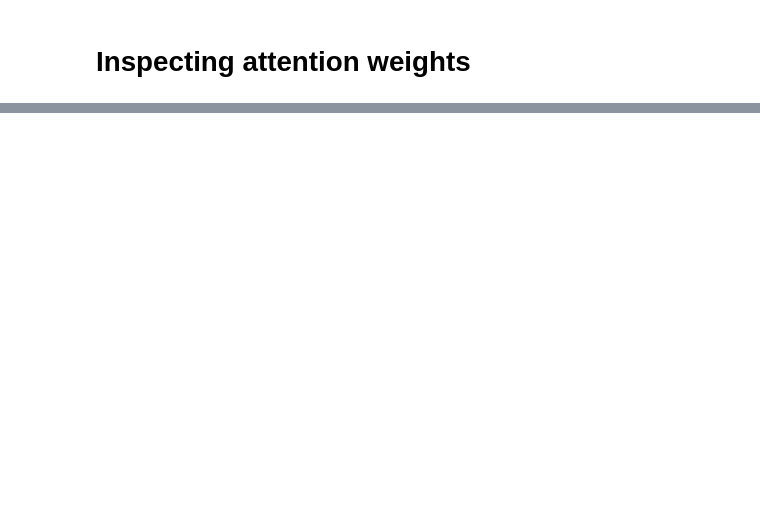
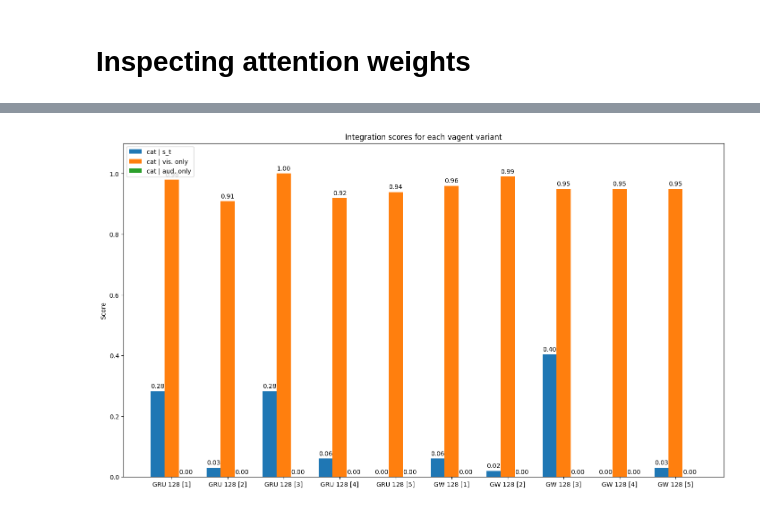
Before and after one commit to arayabrain/multimodal-global-workspace-agent, a Jupyter notebook: ppo/SAVI_Analysis_Revised.ipynb, the cells around one changed output, grey strips where cells are left out. Cells and saved outputs as stored; diff of their text form; code cells hidden in the pictures; blank space fills up the shorter version.

```diff
--- a/ppo/SAVI_Analysis_Revised.ipynb
+++ b/ppo/SAVI_Analysis_Revised.ipynb
@@ -1040,0 +1561,36 @@ chair | gTV8FGcVJC9 | 4 | Length: 6
+# %%
+fig, ax = plt.subplots(1,1, figsize=(14,8), layout="constrained")
+
+probe_stats_means__cat = {
+    "cat | s_t": [np.mean(
+        ALL_TRAJ_PROBING_STATS[agentname]["scene"]["state_encoder"]
+    ) for agentname in agent_list],
+
+    # cat
+    "cat | vis. only": [np.mean(ALL_TRAJ_PROBING_STATS[agentname]["scene"]["visual_encoder.rnn"])
+        for agentname in agent_list],
+    "cat | aud. only": [np.mean(ALL_TRAJ_PROBING_STATS[agentname]["scene"]["audio_encoder.rnn"])
+        for agentname in agent_list],
+}
+
+x = np.arange(len(agent_list))
+# width = 0.25
+width = 1.0 / (len(list(probe_stats_means__cat.keys()))+1)
+multiplier = 0
+
+for attribute, measurement in probe_stats_means__cat.items():
+    offset = width * multiplier
+    rects = ax.bar(x + offset, measurement, width, label=attribute)
+    ax.bar_label(rects, padding=3, fmt="%.2f")
+    multiplier +=1
+
+# Add some text for labels, title and custom x-axis tick labels, etc.
+ax.set_ylabel('Score')
+ax.set_title('Integration scores for each vagent variant')
+ax.set_xticks(x + width, [AGENTNAME_TO_PRETTYNAME[name] for name in sorted(agent_list)])
+ax.legend(loc='upper left')#, ncol=len(probe_stats_means__cat.keys()))
+ax.set_ylim(0, 1.1)
+
+plt.show()
+# %% [output]
+[figure, added]
```
Also changed, not shown: parts of 20 cells of this notebook.
